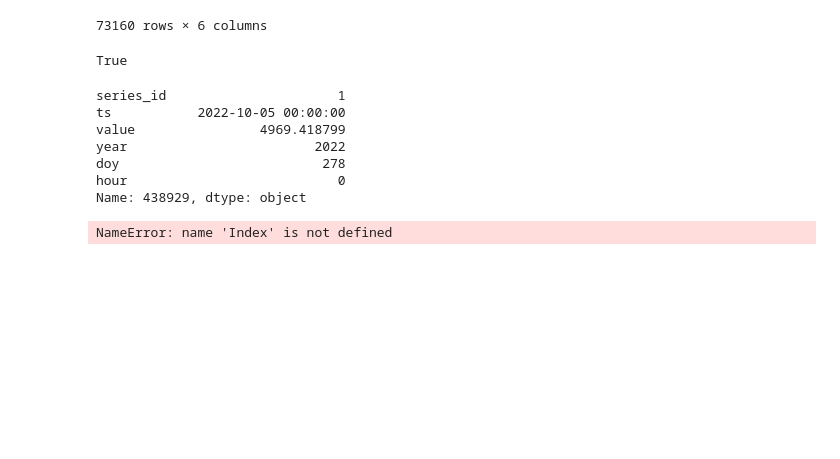
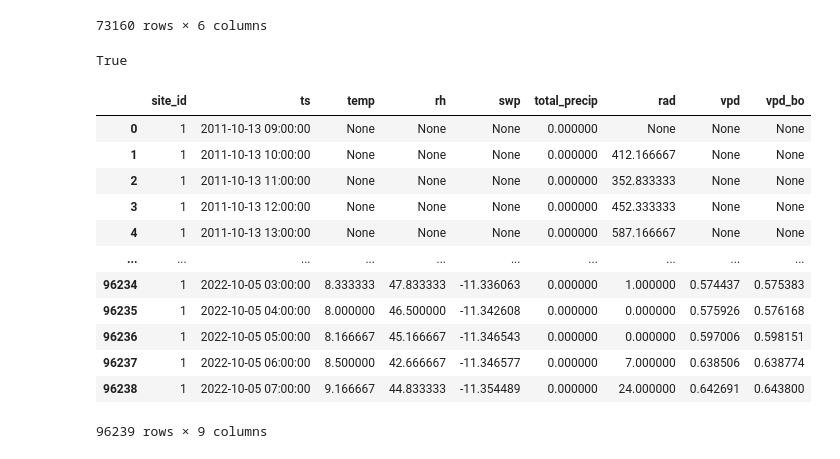
Before and after one commit to treenet/treenetai, a Jupyter notebook: task_scripts/data_statistics.ipynb, the cells around one changed output. Cells and saved outputs as stored; diff of their text form; code cells hidden in the pictures; blank space fills up the shorter version.

```diff
--- a/task_scripts/data_statistics.ipynb
+++ b/task_scripts/data_statistics.ipynb
@@ -832,17 +820,3 @@ True
 indx = df_hourly.iloc[0].name
 # %%
 df_hourly = df_hourly.drop(index=indx)
-# %%
-df_hourly.iloc[-1]
-# %% [output]
-series_id                      1
-ts           2022-10-05 00:00:00
-value                4969.418799
-year                        2022
-doy                          278
-hour                           0
-Name: 438929, dtype: object
-# %%
-e[Index]
-# %% [output]
-NameError: name 'Index' is not defined
@@ -848,0 +832,16 @@ NameError: name 'Index' is not defined
+# %%
+climate[1]
+# %% [output]
+|  | site_id | ts | temp | rh | swp | total_precip | rad | vpd | vpd_bo |
+| 0 | 1 | 2011-10-13 09:00:00 | None | None | None | 0.000000 | None | None | None |
+| 1 | 1 | 2011-10-13 10:00:00 | None | None | None | 0.000000 | 412.166667 | None | None |
+| 2 | 1 | 2011-10-13 11:00:00 | None | None | None | 0.000000 | 352.833333 | None | None |
+| 3 | 1 | 2011-10-13 12:00:00 | None | None | None | 0.000000 | 452.333333 | None | None |
+| 4 | 1 | 2011-10-13 13:00:00 | None | None | None | 0.000000 | 587.166667 | None | None |
+| ... | ... | ... | ... | ... | ... | ... | ... | ... | ... |
+| 96234 | 1 | 2022-10-05 03:00:00 | 8.333333 | 47.833333 | -11.336063 | 0.000000 | 1.000000 | 0.574437 | 0.575383 |
+| 96235 | 1 | 2022-10-05 04:00:00 | 8.000000 | 46.500000 | -11.342608 | 0.000000 | 0.000000 | 0.575926 | 0.576168 |
+| 96236 | 1 | 2022-10-05 05:00:00 | 8.166667 | 45.166667 | -11.346543 | 0.000000 | 0.000000 | 0.597006 | 0.598151 |
+| 96237 | 1 | 2022-10-05 06:00:00 | 8.500000 | 42.666667 | -11.346577 | 0.000000 | 7.000000 | 0.638506 | 0.638774 |
+| 96238 | 1 | 2022-10-05 07:00:00 | 9.166667 | 44.833333 | -11.354489 | 0.000000 | 24.000000 | 0.642691 | 0.643800 |
+96239 rows × 9 columns
```
Also changed, not shown: parts of 31 cells of this notebook, 11 other files.
